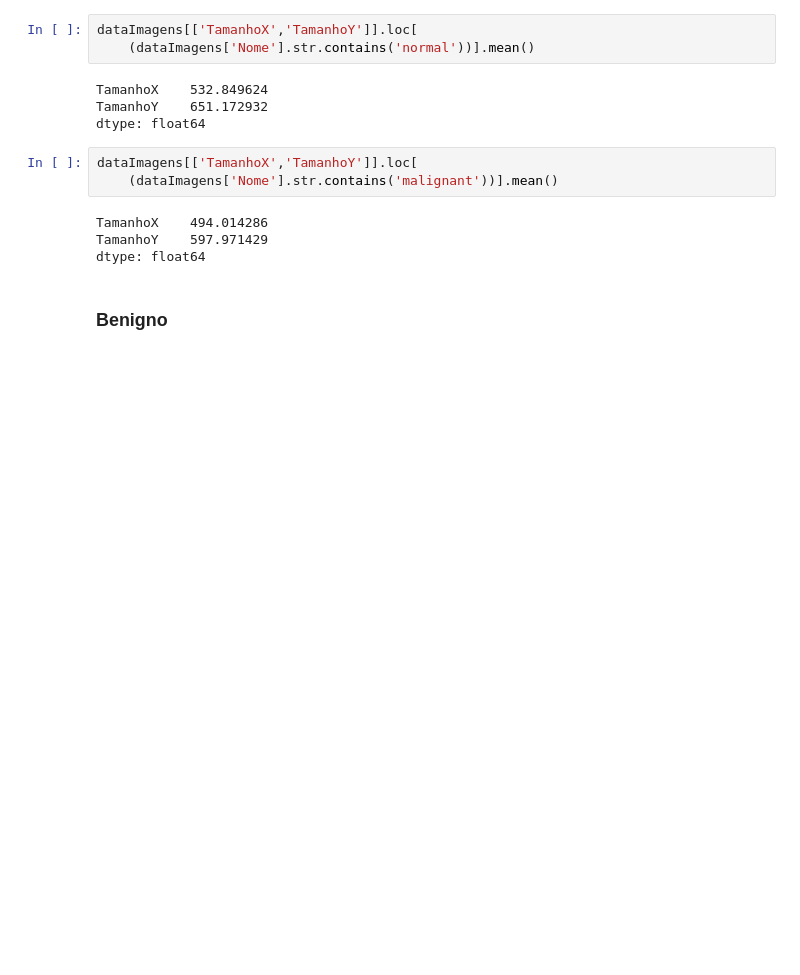
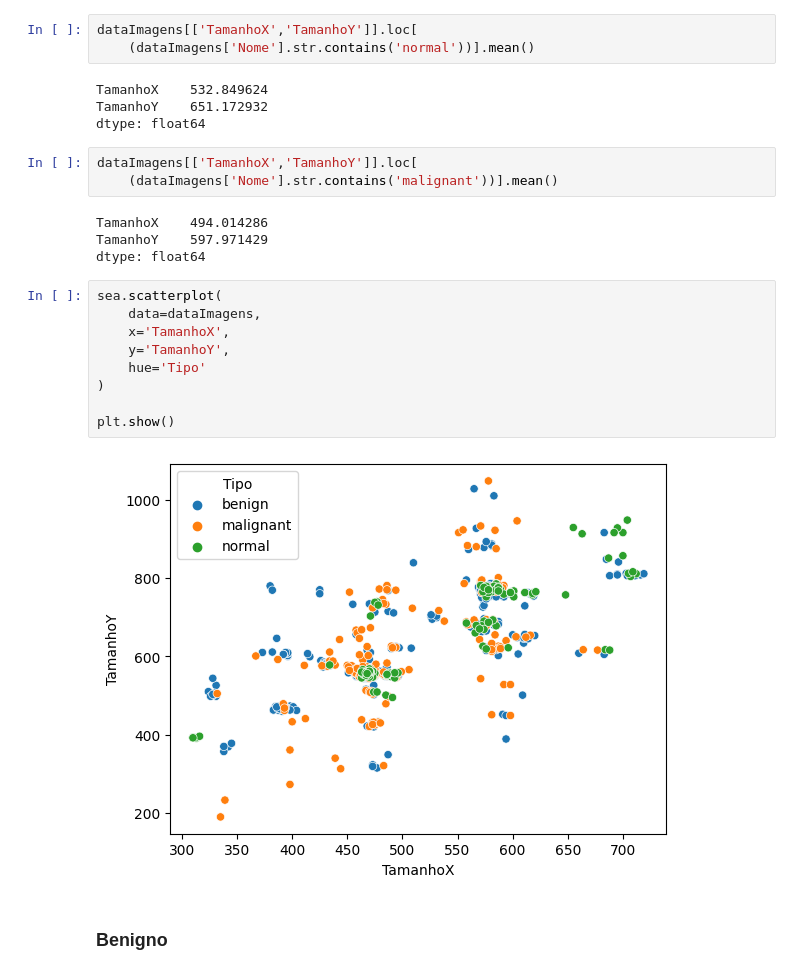
Before and after one commit to Bootcamp-Atlantico-Machine-Learning/dataset, a Jupyter notebook: pre-processamento:MateusSousa.ipynb, the cells around one changed output. Cells and saved outputs as stored; diff of their text form; blank space fills up the shorter version.

```diff
--- a/pre-processamento:MateusSousa.ipynb
+++ b/pre-processamento:MateusSousa.ipynb
@@ -99,5 +102,16 @@ dataImagens[['TamanhoX','TamanhoY']].loc[
 TamanhoX    494.014286
 TamanhoY    597.971429
 dtype: float64
+# %%
+sea.scatterplot(
+    data=dataImagens,
+    x='TamanhoX',
+    y='TamanhoY',
+    hue='Tipo'
+)
+
+plt.show()
+# %% [output]
+[figure, added]
 # %% [markdown]
 ### Benigno
```
Also changed, not shown: parts of 2 cells of this notebook.
